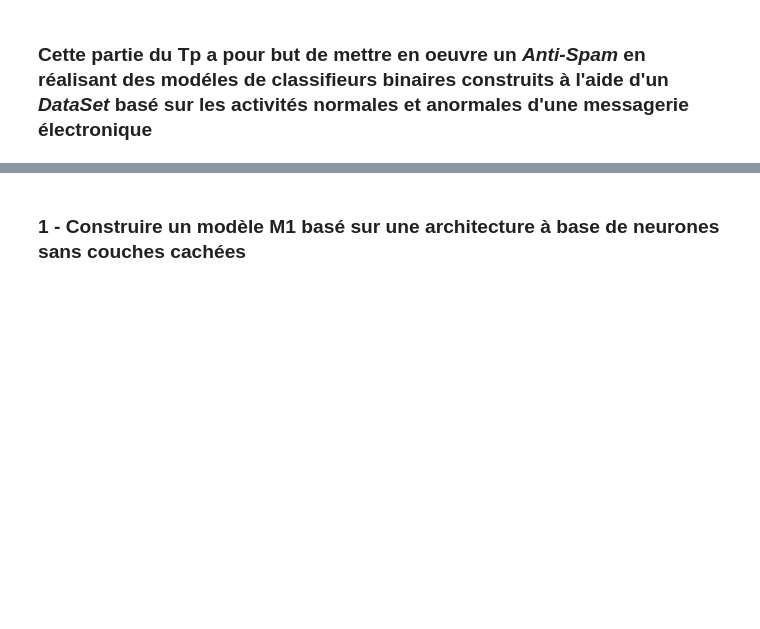
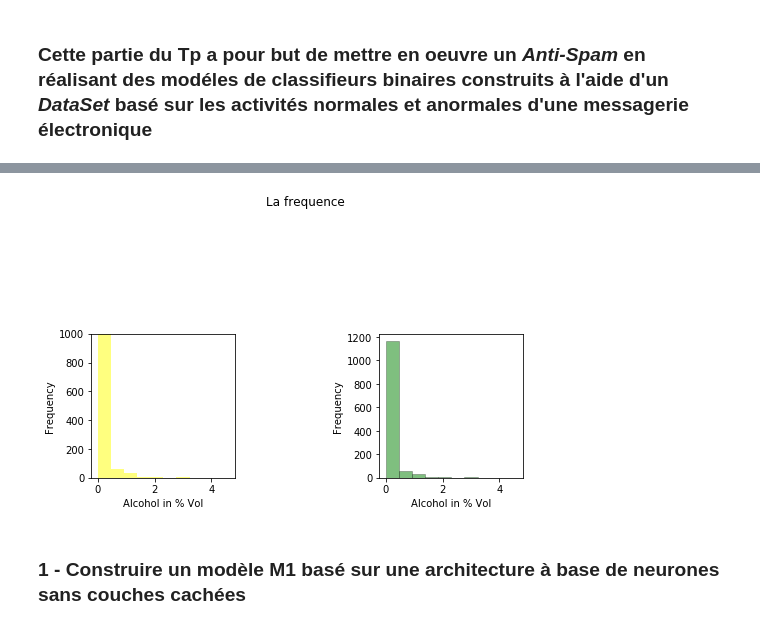
Before and after one commit to MonaQuimbamba/IA-Les-methodes-d-apprentissage-supervisees, a Jupyter notebook: IA.ipynb, the cells around one changed output, grey strips where cells are left out. Drawn from its saved outputs; the diff is of its cells as text; code cells hidden in the pictures; blank space fills up the shorter version.

```diff
--- a/IA.ipynb
+++ b/IA.ipynb
@@ -432,0 +435,12 @@ affiche_classe(data,oracle,2,w)
+# %%
+# ====== Préparation des données =======
+# chargement des données
+creation = pd.read_csv("Uses_Cases/Spam/Spamcreation.csv")
+pred = pd.read_csv("Uses_Cases/Spam/Spamprediction.csv",skipinitialspace=True)
+heads = list(pred.keys())
+pred = pd.read_csv("Uses_Cases/Spam/Spamprediction.csv",skipinitialspace=True,usecols=heads)
+
+# On peut utiliser les fonctions de pandas pour veridier les données
+pred.describe() #récapitulative sur les données
+#pred.tail()  la dernière ligne
+#pred.head()  la première ligne
@@ -433,3 +473,22 @@ affiche_classe(data,oracle,2,w)
+# %%
+## On regarde
+
+fig, ax = plt.subplots(1,2)
+
+ax[0].hist(pred.word_freq_internet,10,facecolor="yellow",alpha=0.5,label="red")
+ax[1].hist(pred.word_freq_internet, 10, facecolor='green', ec="black", lw=0.5, alpha=0.5, label="White wine")
+
+fig.subplots_adjust(left=0, right=1, bottom=0, top=0.5, hspace=0.05, wspace=1)
+ax[0].set_ylim([0, 1000])
+ax[0].set_xlabel("Alcohol in % Vol")
+ax[0].set_ylabel("Frequency")
+ax[1].set_xlabel("Alcohol in % Vol")
+ax[1].set_ylabel("Frequency")
+fig.suptitle("La frequence ")
+
+plt.show()
+# %% [output]
+[figure, added]
 # %% [markdown]
 ### 1 - Construire un modèle M1 basé sur une architecture à base de neurones sans couches cachées
 # %%
```
Also changed, not shown: parts of 7 cells of this notebook, 2 other files.
